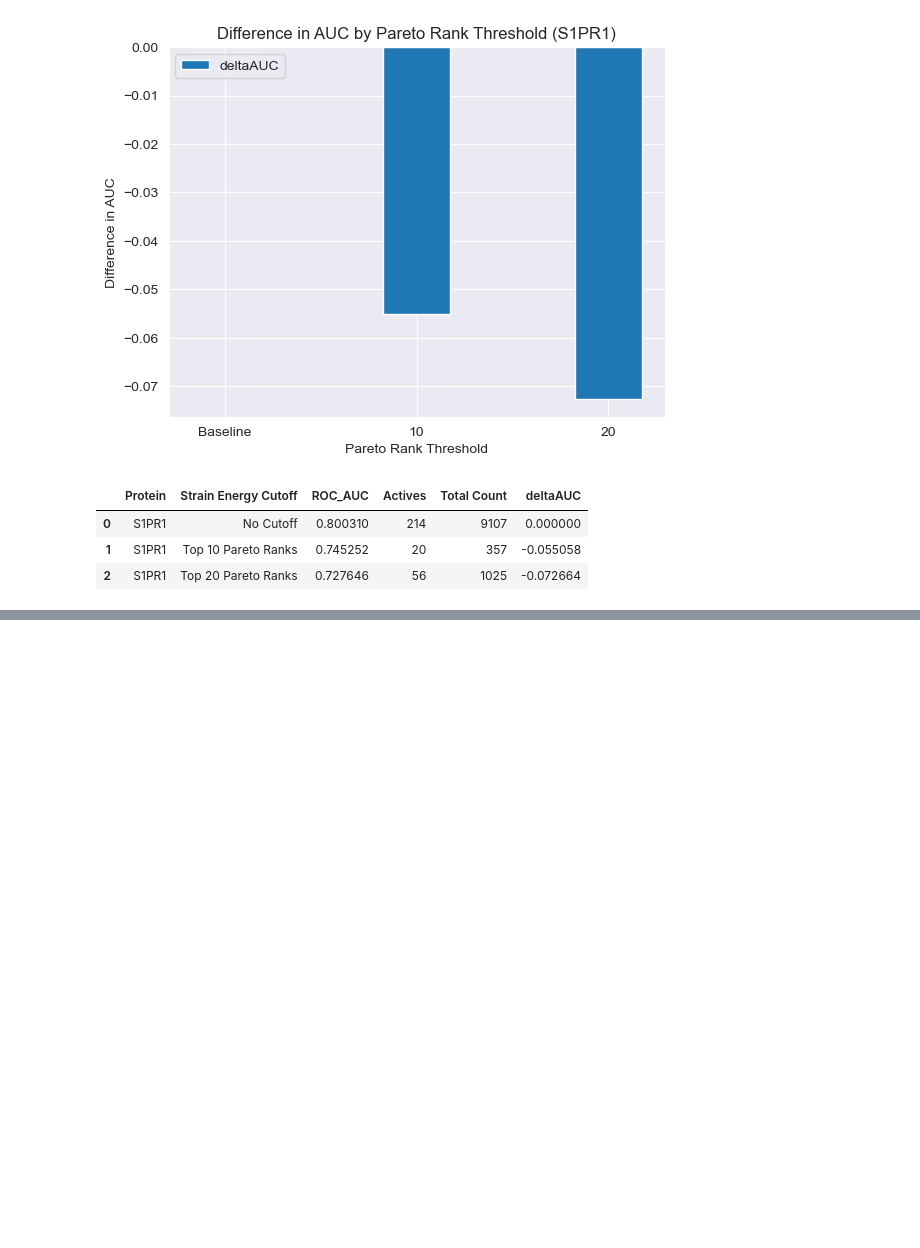
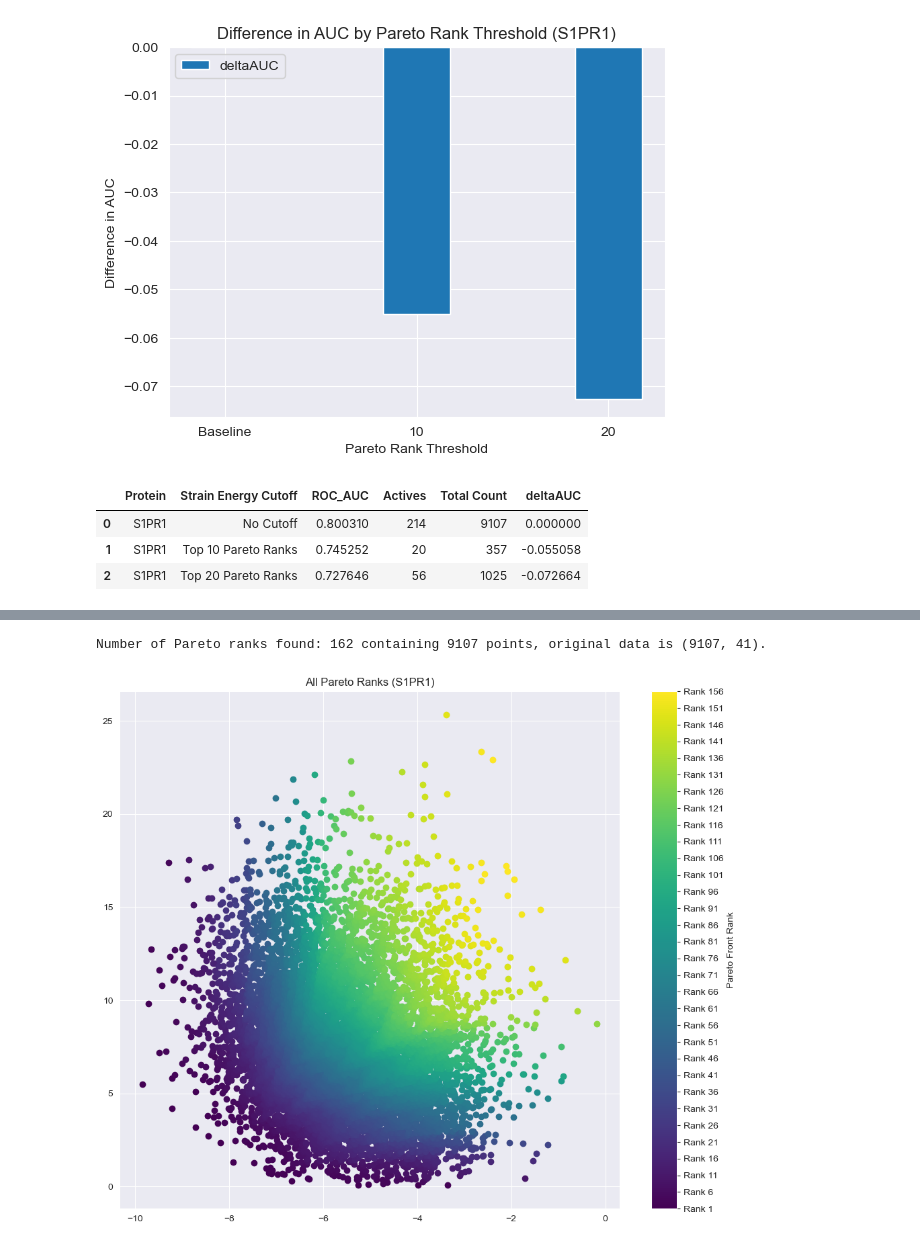
Before and after one commit to DKchemistry/chembl, a Jupyter notebook: GPCR-Bench-master/gpcr_papermill.ipynb, the cells around one changed output, grey strips where cells are left out. Cells and saved outputs as stored; diff of their text form; code cells hidden in the pictures; blank space fills up the shorter version.

```diff
--- a/GPCR-Bench-master/gpcr_papermill.ipynb
+++ b/GPCR-Bench-master/gpcr_papermill.ipynb
@@ -1609,0 +1632,6 @@ write_pareto_roc_metrics(data, pareto_ranks_indices, rank_thresholds, title_suff
+# %%
+# Extract the scores for the entire dataset
+scores = data[["r_i_docking_score", "Total_E"]].values
+
+#find all ranks
+pareto_ranks_indices = find_all_pareto_ranks(scores)
@@ -1609,0 +1667,43 @@ write_pareto_roc_metrics(data, pareto_ranks_indices, rank_thresholds, title_suff
+# %%
+# Determine the actual number of ranks found
+num_ranks = len(pareto_ranks_indices)
+print(f"Number of Pareto ranks found: {num_ranks} containing {total_points} points, original data is {data.shape}.")
+# %% [output]
+Number of Pareto ranks found: 162 containing 9107 points, original data is (9107, 41).
+# %%
+# Create a new figure and axes
+fig, ax = plt.subplots(figsize=(12, 10))
+
+# Set the title
+ax.set_title(f"All Pareto Ranks ({title_suffix})")
+
+# Use the axes for the scatter plots
+ax.scatter(
+    data["r_i_docking_score"],
+    data["Total_E"],
+    color="lightgrey",
+    label="Baseline Data",
+    alpha=0.5,
+)
+
+for i, indices in enumerate(pareto_ranks_indices):
+    rank_data = data.iloc[indices]
+    ax.scatter(
+        rank_data["r_i_docking_score"],
+        rank_data["Total_E"],
+        color=colormap(norm(i)),
+        label=f"Rank {i+1}",
+    )
+
+# Use the axes for the colorbar
+sm = plt.cm.ScalarMappable(cmap=colormap, norm=norm)
+sm.set_array([])
+# Reduce the number of ticks on the colorbar
+cbar = fig.colorbar(sm, ax=ax, ticks=np.linspace(0, num_ranks - 1, num_ranks // 5))
+cbar.ax.set_yticklabels([f"Rank {i*5+1}" for i in range(num_ranks // 5)])
+cbar.set_label("Pareto Front Rank")
+
+plt.grid(True)
+plt.show()
+# %% [output]
+[figure, added]
```
Also changed, not shown: parts of 6 cells of this notebook.
